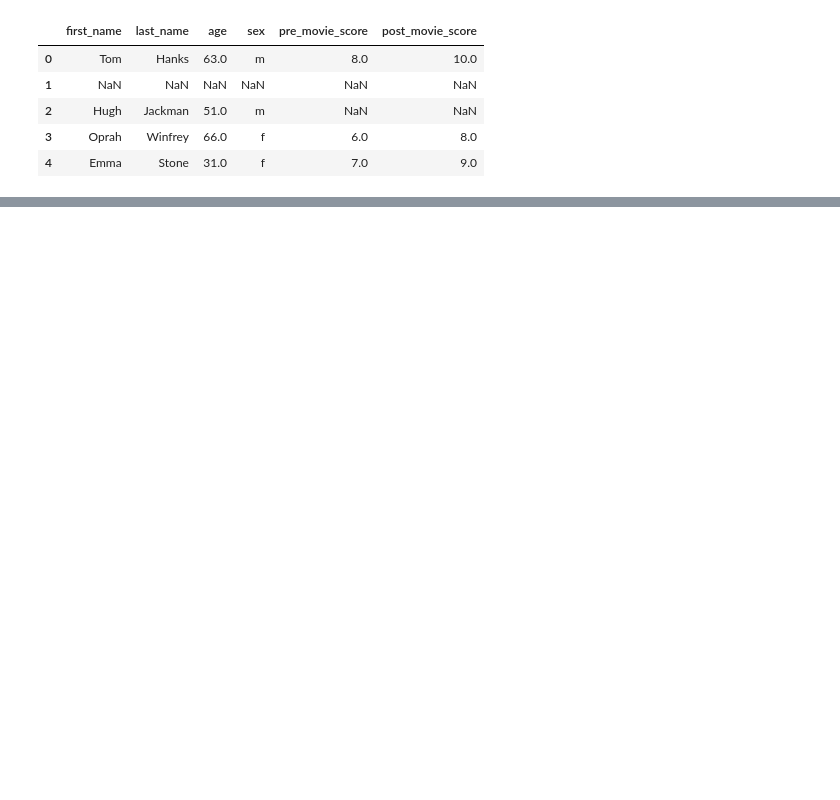
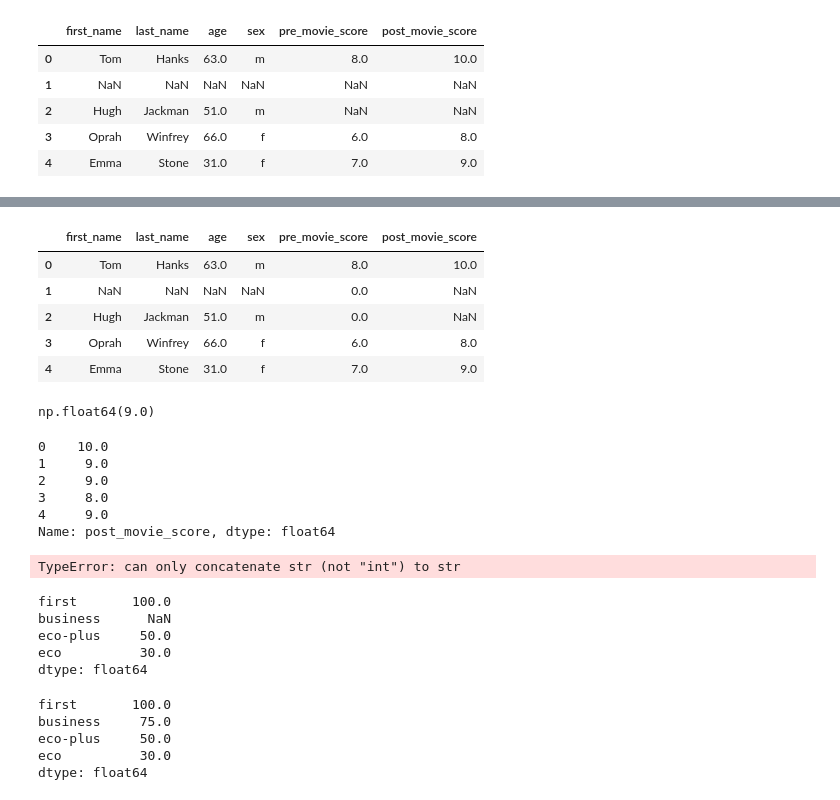
Before and after one commit to ka-53/ML-draft, a Jupyter notebook: pandas/dataframe.ipynb, the cells around one changed output, grey strips where cells are left out. Cells and saved outputs as stored; diff of their text form; code cells hidden in the pictures; blank space fills up the shorter version.

```diff
--- a/pandas/dataframe.ipynb
+++ b/pandas/dataframe.ipynb
@@ -1055,0 +1182,46 @@ df
+# %%
+df['pre_movie_score'] = df['pre_movie_score'].fillna(0) # сохранили
+# %%
+df.head()
+# %% [output]
+|  | first_name | last_name | age | sex | pre_movie_score | post_movie_score |
+| 0 | Tom | Hanks | 63.0 | m | 8.0 | 10.0 |
+| 1 | NaN | NaN | NaN | NaN | 0.0 | NaN |
+| 2 | Hugh | Jackman | 51.0 | m | 0.0 | NaN |
+| 3 | Oprah | Winfrey | 66.0 | f | 6.0 | 8.0 |
+| 4 | Emma | Stone | 31.0 | f | 7.0 | 9.0 |
+# %%
+df['post_movie_score'].mean() # min number
+# %% [output]
+np.float64(9.0)
+# %%
+df['post_movie_score'].fillna(df['post_movie_score'].mean()) # все строки в 'post_movie_score' заменили на минимальную 9.0
+# %% [output]
+0    10.0
+1     9.0
+2     9.0
+3     8.0
+4     9.0
+Name: post_movie_score, dtype: float64
+# %%
+df.fillna(df.mean()) # for all columns
+# %% [output]
+TypeError: can only concatenate str (not "int") to str
+# %%
+cr7Airline = {'first':100,'business':n.nan,'eco-plus':50,'eco':30}
+cr7 = p.Series(cr7Airline)
+cr7
+# %% [output]
+first       100.0
+business      NaN
+eco-plus     50.0
+eco          30.0
+dtype: float64
+# %%
+cr7.interpolate() # интерполяция данных , должно быть упорадочны номера
+# %% [output]
+first       100.0
+business     75.0
+eco-plus     50.0
+eco          30.0
+dtype: float64
```
Also changed, not shown: parts of 15 cells of this notebook.
